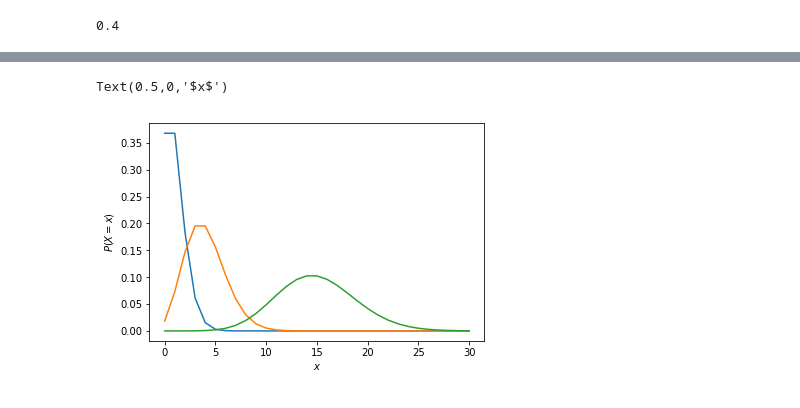
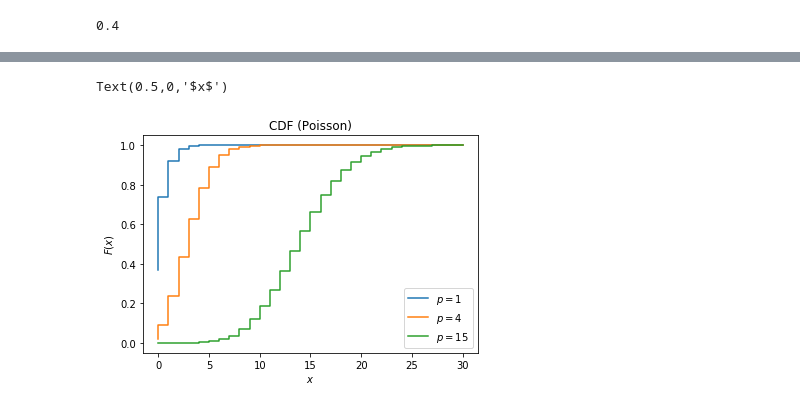
Before and after one commit to mynvb/hwpy, a Jupyter notebook: hw1-probability.ipynb, the cells around one changed output, grey strips where cells are left out. Cells and saved outputs as stored; diff of their text form; code cells hidden in the pictures.

```diff
--- a/hw1-probability.ipynb
+++ b/hw1-probability.ipynb
@@ -95,14 +82,13 @@ Text(0.5,0,'$x$')
-# %%
-pmf1 = poisson1.pmf(x)
-pmf2 = poisson2.pmf(x)
-pmf3 = poisson3.pmf(x)
-
-plt.plot(x, pmf1)
-plt.plot(x, pmf2)
-plt.plot(x, pmf3)
-
-plt.ylabel('$P(X=x)$')
-plt.xlabel('$x$')
-# %% [output]
-Text(0.5,0,'$x$')
-[figure, removed]
+# %%
+x = np.linspace(0,30,31)
+#графики плотности
+for p in [1,4,15]:
+    poisson_cdf = sts.poisson(p).cdf(x)
+    plt.step(x, poisson_cdf, label = "$p=%s$" % (p))
+plt.legend()
+plt.title("CDF (Poisson)")
+plt.ylabel('$F(x)$')
+plt.xlabel('$x$')
+# %% [output]
+Text(0.5,0,'$x$')
+[figure, added]
```
Also changed, not shown: parts of 14 cells of this notebook.
